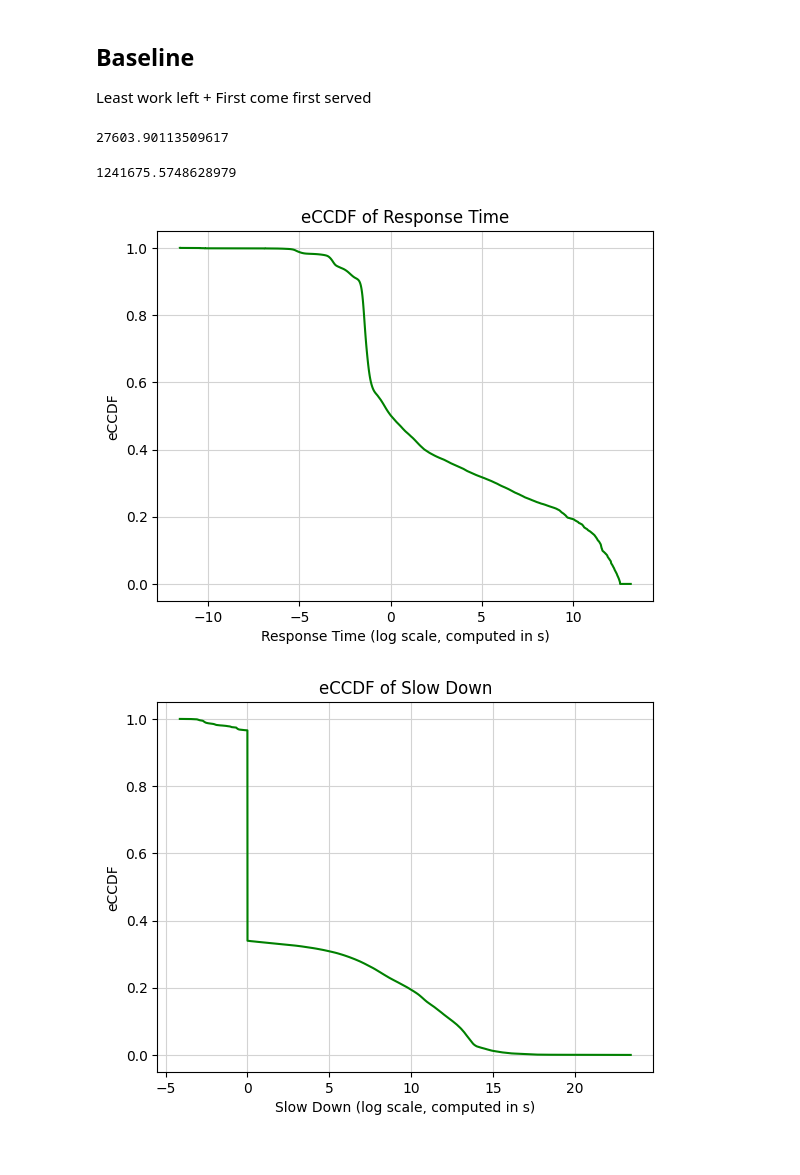
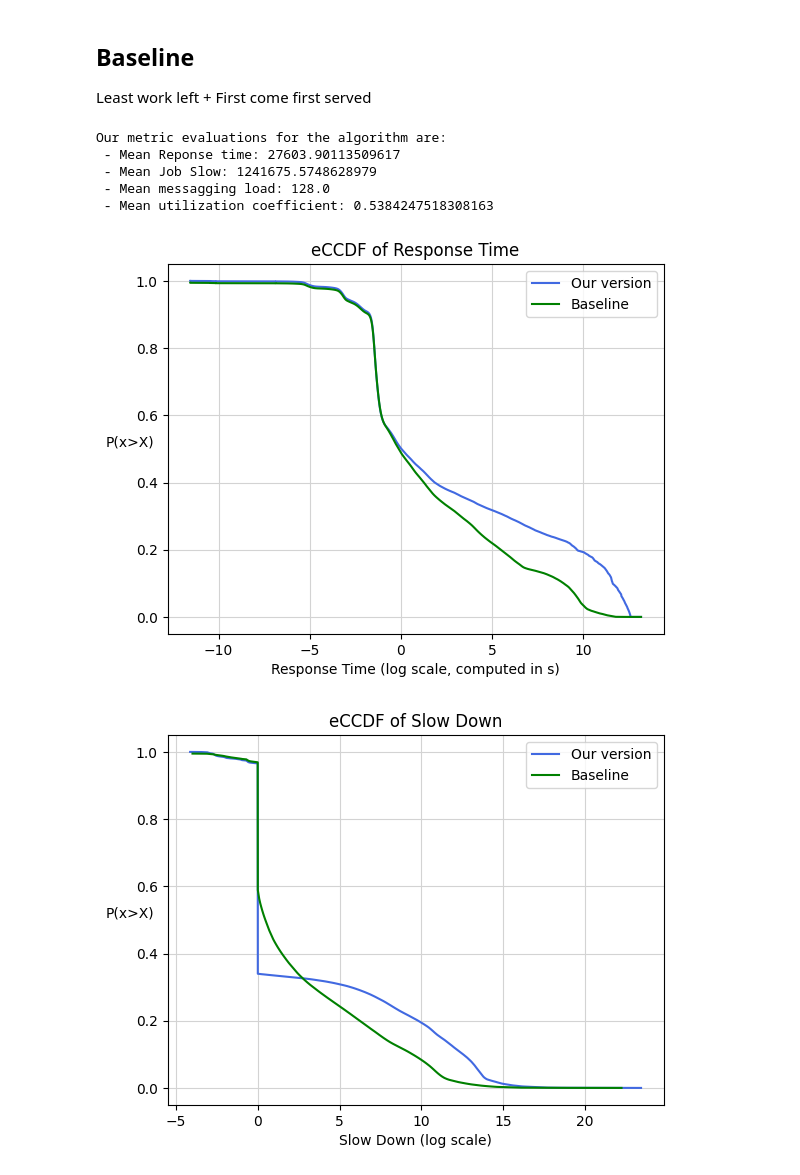
Before and after one commit to MaviVestini/DataCenters, a Jupyter notebook: Challenge2.ipynb, the cells around one changed output. Drawn from its saved outputs; the diff is of its cells as text; code cells hidden in the pictures.

```diff
--- a/Challenge2.ipynb
+++ b/Challenge2.ipynb
@@ -642,0 +412,3 @@ array([0.43382292, 0.43005123, 0.38156795, 0.86566545, 0.42186285,
+# %%
+with open('final_time_and_L.pkl', 'rb') as f:
+    final_time, L = pkl.load(f)
@@ -642,0 +421,3 @@ array([0.43382292, 0.43005123, 0.38156795, 0.86566545, 0.42186285,
+# %%
+Q, rho = compute_evaluations(results, data, final_time)
+print(f'Our metric evaluations for the algorithm are: \n - Mean Reponse time: {np.mean(list(Q.RT))} \n - Mean Job Slow: {np.mean(list(Q.Slow_down))} \n - Mean messagging load: {L/len(data)} \n - Mean utilization coefficient: {np.mean(rho)}')
@@ -714,31 +475,36 @@ for j , rt in RT.items():
-# %%
-Q = pd.DataFrame(RT)
-Q = Q.T
-# %%
-np.mean(list(Q.RT))
-# %% [output]
-27603.90113509617
-# %%
-np.mean(list(Q.Slow_down))
-# %% [output]
-1241675.5748628979
+# %%
+Q_base, rho_base = compute_evaluations(results_base, data)
+L_base = np.sum([64*2 for _ in range(len(data))])
+print(f'Our metric evaluations for the algorithm are: \n - Mean Reponse time: {np.mean(list(Q_base.RT))} \n - Mean Job Slow: {np.mean(list(Q_base.Slow_down))} \n - Mean messagging load: {L_base/len(data)} \n - Mean utilization coefficient: {np.mean(rho_base)}')
+# %% [output]
+Our metric evaluations for the algorithm are:
+ - Mean Reponse time: 27603.90113509617
+ - Mean Job Slow: 1241675.5748628979
+ - Mean messagging load: 128.0
+ - Mean utilization coefficient: 0.5384247518308163
 # %%
+ecdf_RT_base = ECDF(Q_base.RT)
 ecdf_RT = ECDF(Q.RT)
+plt.plot(np.log(ecdf_RT_base.x),  1- ecdf_RT_base.y, color = 'royalblue')
 plt.plot(np.log(ecdf_RT.x),  1- ecdf_RT.y, color = 'green')
+plt.legend(['Our version','Baseline'])
 plt.xlabel('Response Time (log scale, computed in s)')
-plt.ylabel('eCCDF')
+plt.ylabel('P(x>X)', rotation = 0)
 plt.title('eCCDF of Response Time')
 plt.grid(which='major', color = 'lightgray')
 plt.show()
 # %% [output]
-[figure, old version]
+[figure, new version]
 # %%
+ecdf_Service_time_base = ECDF(Q_base.Slow_down)
 ecdf_Service_time = ECDF(Q.Slow_down)
+plt.plot(np.log(ecdf_Service_time_base.x),  1- ecdf_Service_time_base.y, color = 'royalblue')
 plt.plot(np.log(ecdf_Service_time.x),  1- ecdf_Service_time.y, color = 'green')
-plt.xlabel('Slow Down (log scale, computed in s)')
-plt.ylabel( 'eCCDF')
+plt.legend(['Our version','Baseline'])
+plt.xlabel('Slow Down (log scale)')
+plt.ylabel( 'P(x>X)', rotation = 0)
 plt.title('eCCDF of Slow Down')
 plt.grid(which='major', color = 'lightgray')
 plt.show()
 # %% [output]
-[figure, old version]
+[figure, new version]
```
Also changed, not shown: parts of 47 cells of this notebook, 7 other files.
